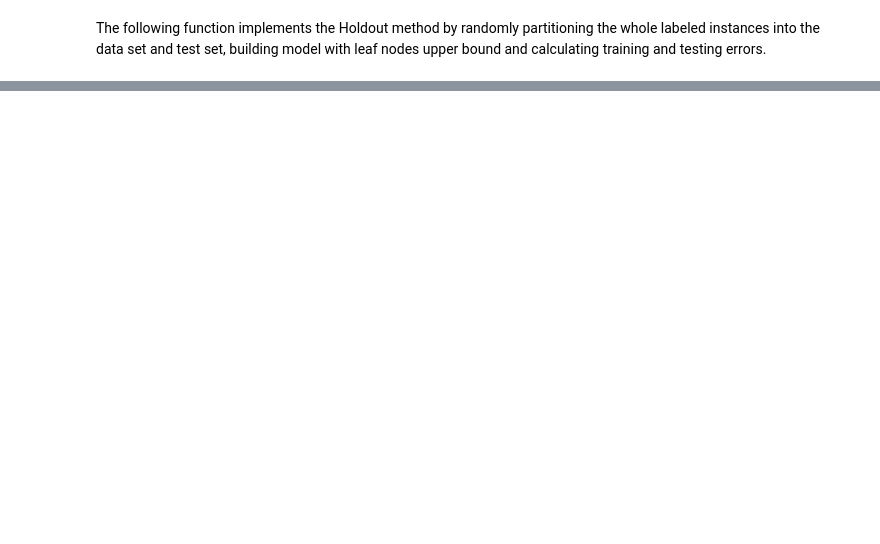
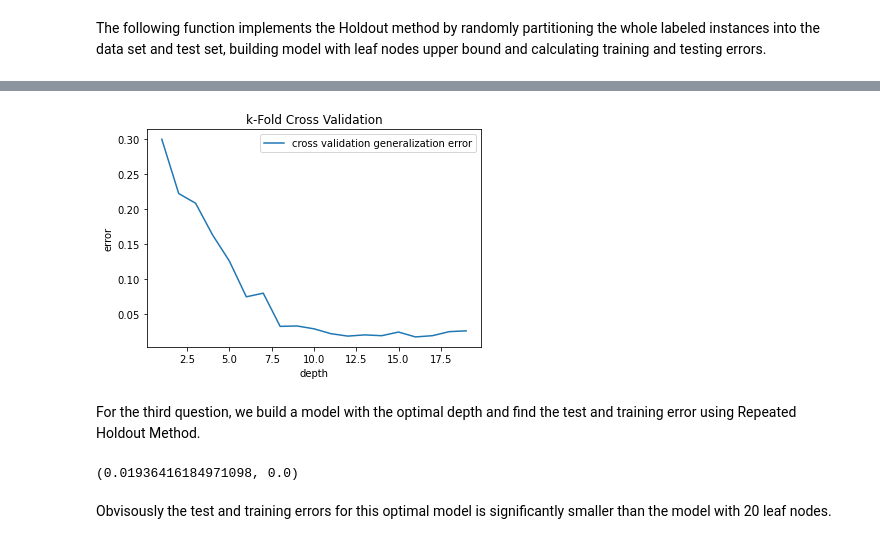
Before and after one commit to tornado80/data-mining-course, a Jupyter notebook: HW1/Problem4.ipynb, the cells around one changed output, grey strips where cells are left out. Cells and saved outputs as stored; diff of their text form; code cells hidden in the pictures; blank space fills up the shorter version.

```diff
--- a/HW1/Problem4.ipynb
+++ b/HW1/Problem4.ipynb
@@ -110,8 +122,6 @@ The following method implements the $k$-fold Cross Validation Method using the $
 # %%
 def cross_validation_method(k, **model_options):
     folds = k_fold_partition(k)
-    optimal_model = None
-    optimal_model_error = None
     total_wrong_predictions = 0
     for i in range(k):
         test_set, test_set_labels = folds[i]
@@ -125,8 +135,5 @@ def cross_validation_method(k, **model_options):
         model = build_model(training_set, training_set_labels, **model_options)
         error_rate, wrong_predictions = test_model(model, test_set, test_set_labels)
         total_wrong_predictions += wrong_predictions
-        if not optimal_model or error_rate < optimal_model_error:
-            optimal_model = model
-            optimal_model_error = error_rate
-    return optimal_model, total_wrong_predictions / len(data_set)
+    return total_wrong_predictions / len(data_set)
 # %% [markdown]
@@ -166,0 +181,30 @@ plot_errors()
+# %%
+def plot_cross_validation_erros(k, depth_begin, depth_end):
+    errors = []
+    min_error = None
+    optimal_depth = None
+    for depth in range(depth_begin, depth_end):
+        error = cross_validation_method(k, max_depth = depth)
+        errors.append(error)
+        if not optimal_depth or error < min_error:
+            optimal_depth = depth
+            min_error = error
+    fig, ax2 = plt.subplots()
+    ax2.plot(range(depth_begin, depth_end), errors, label="cross validation generalization error")
+    ax2.set_xlabel("depth")
+    ax2.set_ylabel("error")
+    ax2.legend()
+    ax2.set_title("k-Fold Cross Validation")
+    return optimal_depth
+# %%
+optimal_depth = plot_cross_validation_erros(5, 1, 20)
+# %% [output]
+[figure, added]
+# %% [markdown]
+For the third question, we build a model with the optimal depth and find the test and training error using Repeated Holdout Method.
+# %%
+repeated_holdout_method(repeat = 10, holdout_split_ratio = 0.8, max_depth = optimal_depth)
+# %% [output]
+(0.01936416184971098, 0.0)
+# %% [markdown]
+Obvisously the test and training errors for this optimal model is significantly smaller than the model with 20 leaf nodes.
```
Also changed, not shown: parts of 20 cells of this notebook.
